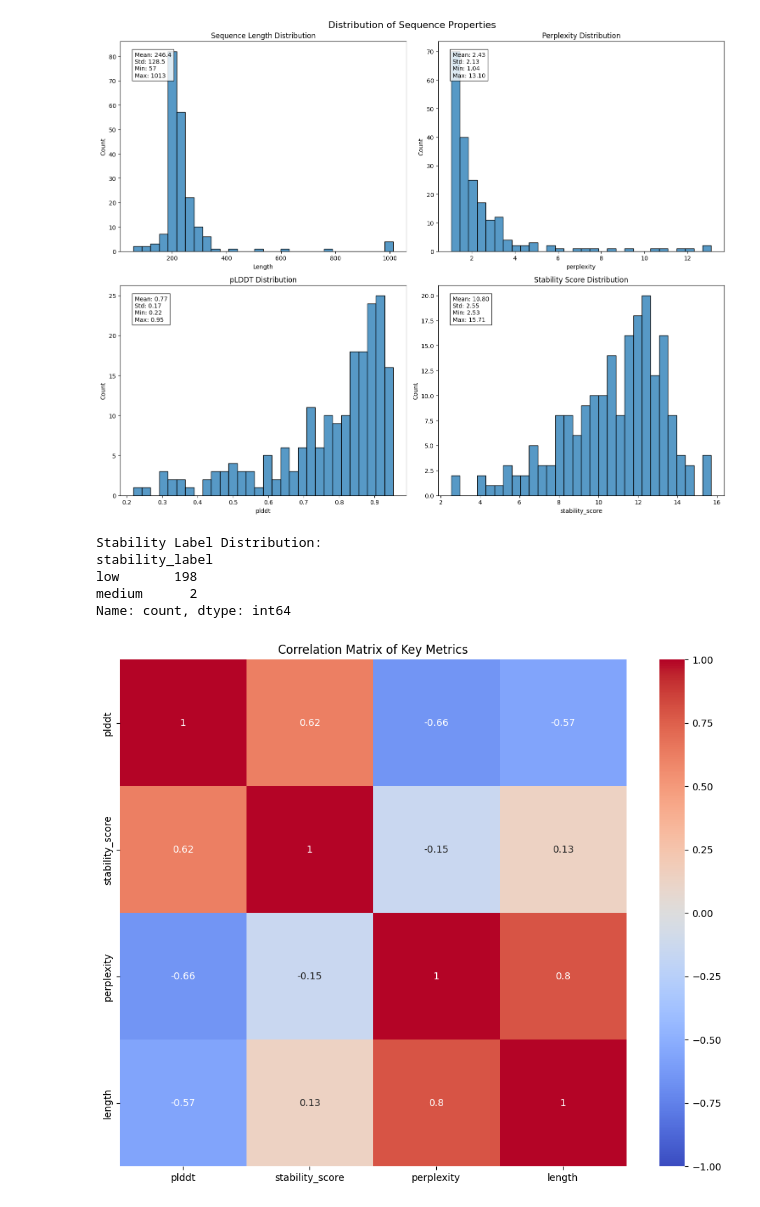
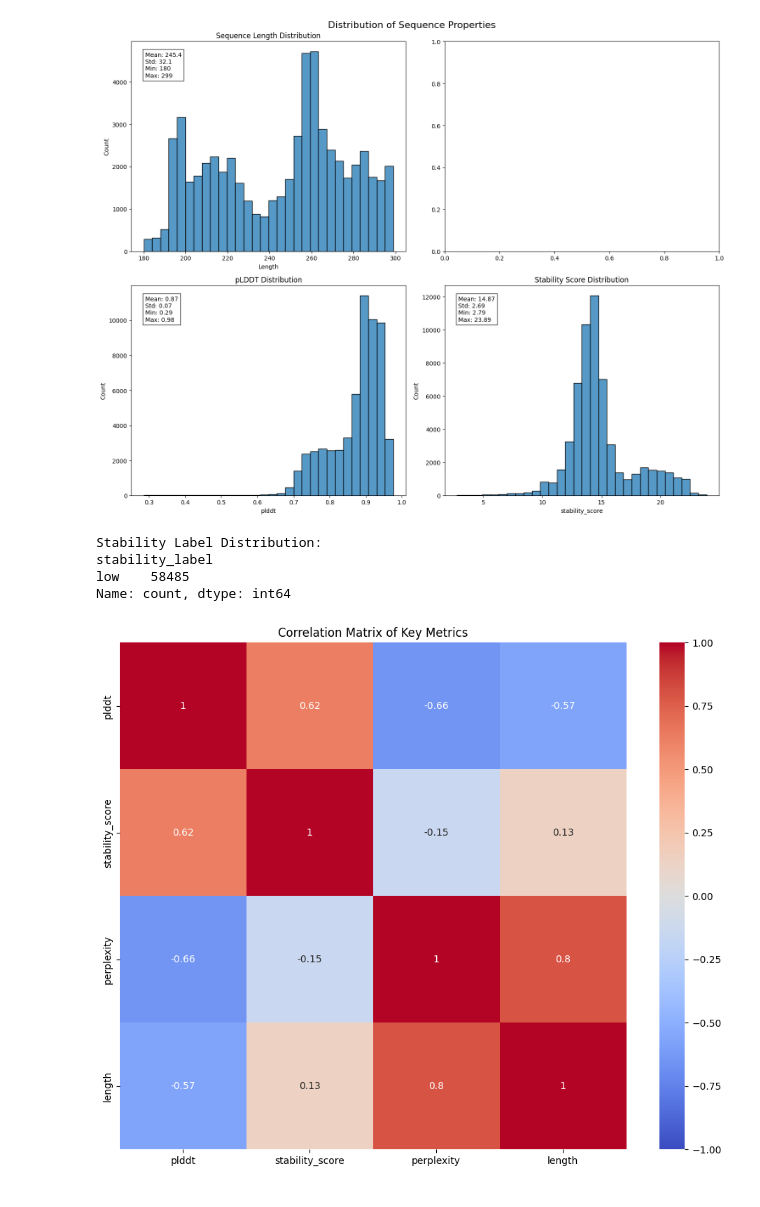
Before and after one commit to nahummaru/prot-rl, a Jupyter notebook: DPO_ZymCTRL/analysis.ipynb, the cells around one changed output. Cells and saved outputs as stored; diff of their text form; code cells hidden in the pictures.

```diff
--- a/DPO_ZymCTRL/analysis.ipynb
+++ b/DPO_ZymCTRL/analysis.ipynb
@@ -4,34 +4,22 @@ import matplotlib.pyplot as plt
 import seaborn as sns
 
 # Read the data
-df = pd.read_csv('train_data_iteration0/sequences.csv')
+df = pd.read_csv('brenda/sequences.csv')
 
 # Set up the figure with 4 subplots
 fig, axes = plt.subplots(2, 2, figsize=(15, 12))
 fig.suptitle('Distribution of Sequence Properties', fontsize=16)
 
 # Plot sequence length distribution
-sns.histplot(data=df, x=df['sequence'].str.len(), ax=axes[0,0], bins=30)
+sns.histplot(data=df, x='length', ax=axes[0,0], bins=30)
 axes[0,0].set_title('Sequence Length Distribution')
 axes[0,0].set_xlabel('Length')
 axes[0,0].text(0.05, 0.95,
-               f"Mean: {df['sequence'].str.len().mean():.1f}\n"
-               f"Std: {df['sequence'].str.len().std():.1f}\n"
-               f"Min: {df['sequence'].str.len().min()}\n"
-               f"Max: {df['sequence'].str.len().max()}",
+               f"Mean: {df['length'].mean():.1f}\n"
+               f"Std: {df['length'].std():.1f}\n"
+               f"Min: {df['length'].min()}\n"
+               f"Max: {df['length'].max()}",
                transform=axes[0,0].transAxes,
-               bbox=dict(facecolor='white', alpha=0.8),
-               verticalalignment='top')
-
-# Plot perplexity distribution
-sns.histplot(data=df, x='perplexity', ax=axes[0,1], bins=30)
-axes[0,1].set_title('Perplexity Distribution')
-axes[0,1].text(0.05, 0.95,
-               f"Mean: {df['perplexity'].mean():.2f}\n"
-               f"Std: {df['perplexity'].std():.2f}\n"
-               f"Min: {df['perplexity'].min():.2f}\n"
-               f"Max: {df['perplexity'].max():.2f}",
-               transform=axes[0,1].transAxes,
                bbox=dict(facecolor='white', alpha=0.8),
                verticalalignment='top')
 
@@ -39,38 +27,37 @@ axes[0,1].text(0.05, 0.95,
 sns.histplot(data=df, x='plddt', ax=axes[1,0], bins=30)
 axes[1,0].set_title('pLDDT Distribution')
 axes[1,0].text(0.05, 0.95,
                f"Mean: {df['plddt'].mean():.2f}\n"
                f"Std: {df['plddt'].std():.2f}\n"
                f"Min: {df['plddt'].min():.2f}\n"
                f"Max: {df['plddt'].max():.2f}",
                transform=axes[1,0].transAxes,
                bbox=dict(facecolor='white', alpha=0.8),
                verticalalignment='top')
 
 # Plot stability score distribution
 sns.histplot(data=df, x='stability_score', ax=axes[1,1], bins=30)
 axes[1,1].set_title('Stability Score Distribution')
 axes[1,1].text(0.05, 0.95,
                f"Mean: {df['stability_score'].mean():.2f}\n"
                f"Std: {df['stability_score'].std():.2f}\n"
                f"Min: {df['stability_score'].min():.2f}\n"
                f"Max: {df['stability_score'].max():.2f}",
                transform=axes[1,1].transAxes,
                bbox=dict(facecolor='white', alpha=0.8),
                verticalalignment='top')
 
 plt.tight_layout()
 plt.show()
 
 # Print additional statistics
 print("\nStability Label Distribution:")
 print(df['stability_label'].value_counts())
 # %% [output]
-[figure, old version]
+[figure, new version]
 Stability Label Distribution:
 stability_label
-low       198
-medium      2
+low    58485
 Name: count, dtype: int64
 # %%
 # Add sequence length column
```
Also changed, not shown: parts of 3 cells of this notebook, 5 other files.
